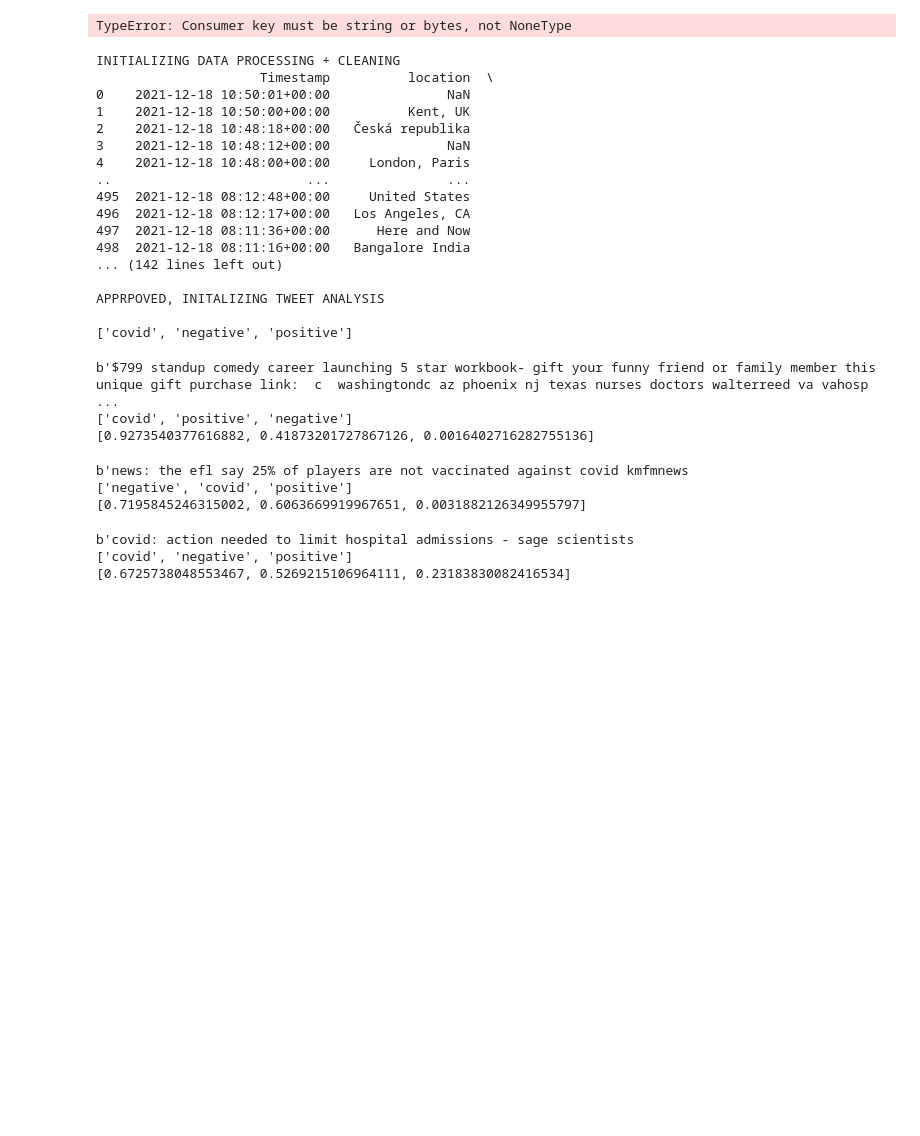
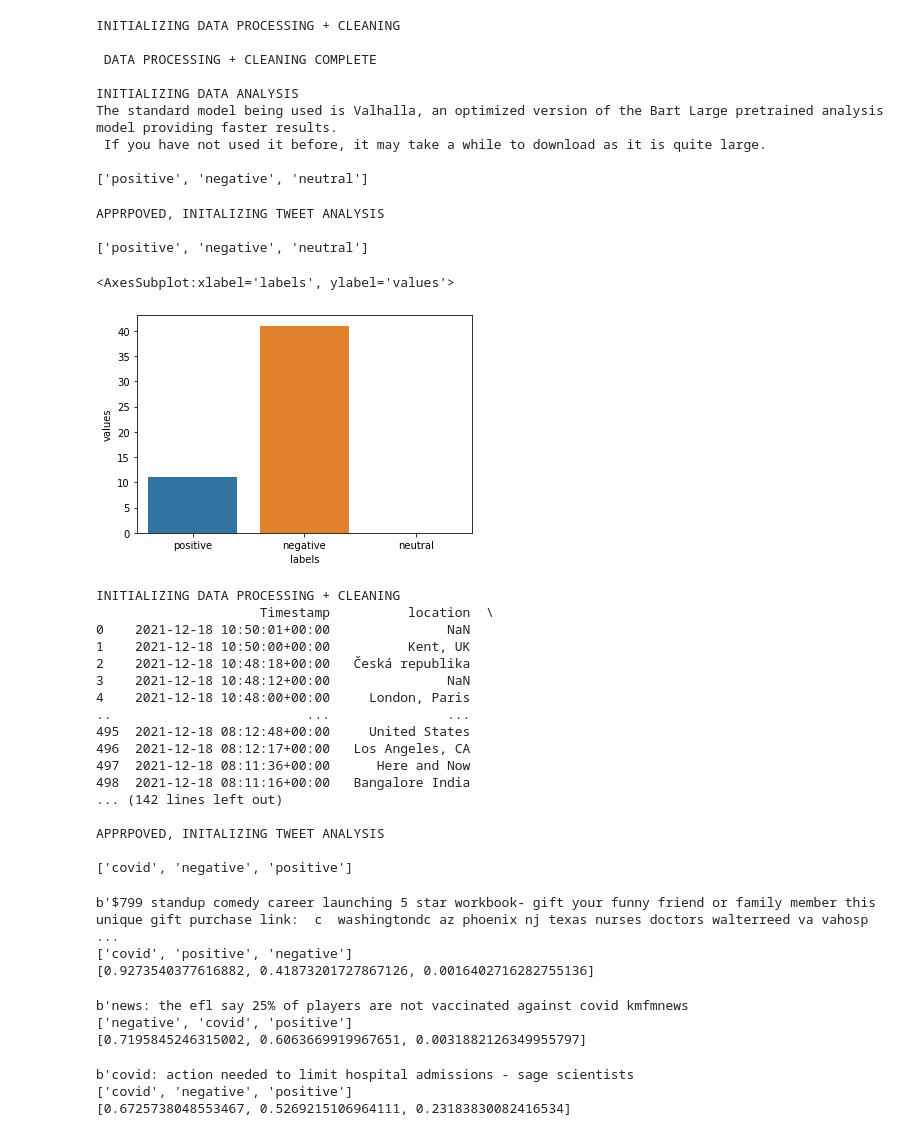
Before and after one commit to claraneu/trolling-trolls, a Jupyter notebook: Functional zero-shot/zero-shot x preprocessing.ipynb, the cells around one changed output. Cells and saved outputs as stored; diff of their text form; code cells hidden in the pictures; blank space fills up the shorter version.

```diff
--- a/Functional zero-shot/zero-shot x preprocessing.ipynb
+++ b/Functional zero-shot/zero-shot x preprocessing.ipynb
@@ -21,9 +21,8 @@ load_dotenv()
 
 consumer_key = os.environ.get('API_KEY')
 consumer_secret = os.environ.get('API_KEY_SECRET')
-access_token = os.environ.get('ACCES_TOKEN')
+access_token = os.environ.get('ACCESS_TOKEN')
 access_token_secret = os.environ.get('ACCESS_TOKEN_SECRET')
-
 
 #before any of this, you need a Twitter Developer API. The Standard API works fine for this
 #IMPORTANT: the academic API does not work with tweepy (yet?). Get the standard API and explain to Twitter, they probably won't have a problem with it
@@ -40,20 +39,21 @@ def search_for_hashtags(consumer_key, consumer_secret, access_token, access_toke
 
     #make the name of the spreadsheet we will write to
     #it will be named whatever we search
-    fname = '_'.join(re.findall(r"#(\w+)", hashtag_phrase))
+    """  fname = '_'.join(re.findall(r"#(\w+)", hashtag_phrase))"""
 
     #open the spreadsheet we will write to
-    with open('%s.csv' % (fname), 'w', encoding='utf-8') as file:
+    """ with open('%s.csv' % (fname), 'w', encoding='utf-8') as file: """
+    with open(hashtag_phrase + '.csv', 'w', encoding='utf-8') as file:
 
         w = csv.writer(file)
 
         #write header row to spreadsheet
-        w.writerow(['timestamp', 'location', 'tweet_text', 'username', 'all_hashtags', 'followers_count'])
+        w.writerow(['timestamp', 'location', 'tweet', 'username', 'all_hashtags', 'followers_count'])
 
         #for each tweet matching our hashtags, write relevant info to the spreadsheet
         #max we can pull is 500,000 tweets a month; I have it set to 100
         for tweet in tweepy.Cursor(api.search_tweets, q=hashtag_phrase+' -filter:retweets', \
-                                   lang="en", tweet_mode='extended').items(500):
+                                   lang="en", tweet_mode='extended').items(100):
             w.writerow([tweet.created_at,tweet.user.location, tweet.full_text.replace('\n',' ').encode('utf-8'), tweet.user.screen_name.encode('utf-8'), [e['text'] for e in tweet._json['entities']['hashtags']], tweet.user.followers_count])
 
 
@@ -66,13 +66,16 @@ if __name__ == '__main__':
 print('INITIALIZING DATA PROCESSING + CLEANING')
 
 try:
-    user_csv = input('Please input the exact name of the CSV file you wish to analyze: ')
-    tweet_column = input('Please input the name of the column containing the tweets: ')
-    tweet_column_with_quotes = "'" + tweet_column + "'"
+    user_csv = hashtag_phrase + '.csv'
+    tweet_column = 'tweet'
+    #user_csv = input('Please input the exact name of the CSV file you wish to analyze: ')
+    #tweet_column = input('Please input the name of the column containing the tweets: ')
+    #tweet_column_with_quotes = "'" + tweet_column + "'"
 
     dataframe = pd.read_csv(user_csv, delimiter=',',encoding='utf-8', header = 0)
     pd.set_option('display.max_colwidth', None)
     dataframe.rename(columns={tweet_column:'tweet'}) #renaming the tweet column to 'tweet'
+
 
 
 except FileNotFoundError:
@@ -143,37 +146,50 @@ def approval():
     approved = input('Are these labels correct? if so, type "y", if not, type any other character')
 
     if approved != "y":
         approval()
     else:
         print('APPRPOVED, INITALIZING TWEET ANALYSIS', '\n')
     return candidate_labels
 
 candidate_labels = approval()
 print(candidate_labels)
 
 for x in range(len(candidate_labels)):
     candidate_results.append(0)
 
 for sent in tqdm(df_name['tweet'].values):
 
-    res = classifier(sent, candidate_labels, multi_label = True) #change multilabel to True for different results
+    res = classifier(sent, candidate_labels, multi_class = True) #change multilabel to True for different results
 
     for i in range(len(candidate_labels)):
       if res['labels'][0] == candidate_labels[i] and res['scores'][0] > 0.5:
           candidate_results[i] = candidate_results[i] + 1
 
-    if res['scores'][0] > 0.5: #the code below this can be removed if you do not wish to have all of the results printed (might be useful for when the program is actually implemented)
+"""     if res['scores'][0] > 0.5: #the code below this can be removed if you do not wish to have all of the results printed (might be useful for when the program is actually implemented)
         print(sent)
         print(res['labels'])
         print(res['scores'])
         print('\n')
-
+ """
 data = {'labels': candidate_labels, 'values': candidate_results}
 df_frequency = pd.DataFrame(data, columns=['labels', 'values'])
 df_frequency.head()
 sns.barplot(data = df_frequency, x = 'labels', y = 'values')
 # %% [output]
-TypeError: Consumer key must be string or bytes, not NoneType
+INITIALIZING DATA PROCESSING + CLEANING
+
+ DATA PROCESSING + CLEANING COMPLETE
+
+INITIALIZING DATA ANALYSIS
+The standard model being used is Valhalla, an optimized version of the Bart Large pretrained analysis model providing faster results.
+ If you have not used it before, it may take a while to download as it is quite large.
+
+['positive', 'negative', 'neutral']
+APPRPOVED, INITALIZING TWEET ANALYSIS
+
+['positive', 'negative', 'neutral']
+<AxesSubplot:xlabel='labels', ylabel='values'>
+[figure, added]
 # %%
 #THIS VERSION IS NOT FUNCITONING CORRECTLY
 
```
Also changed, not shown: 5 other files.
